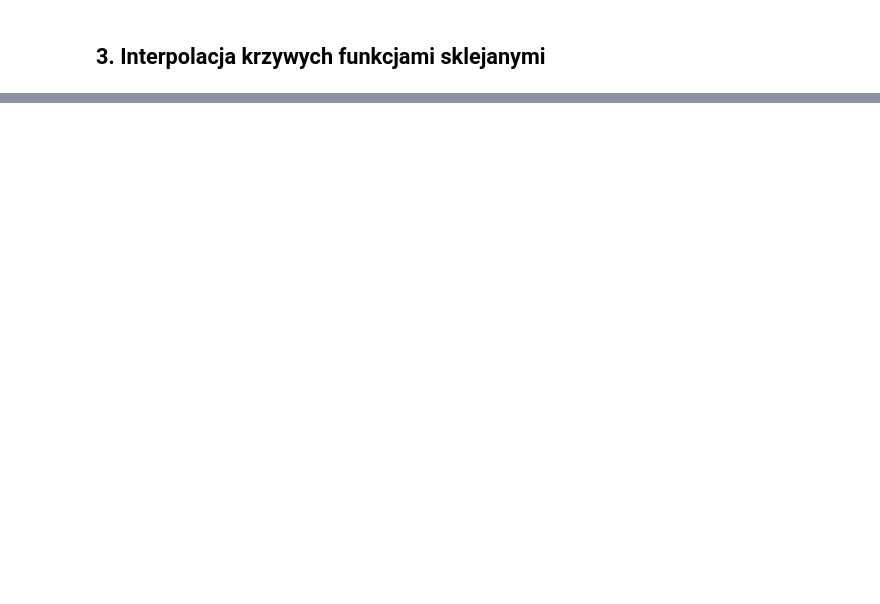
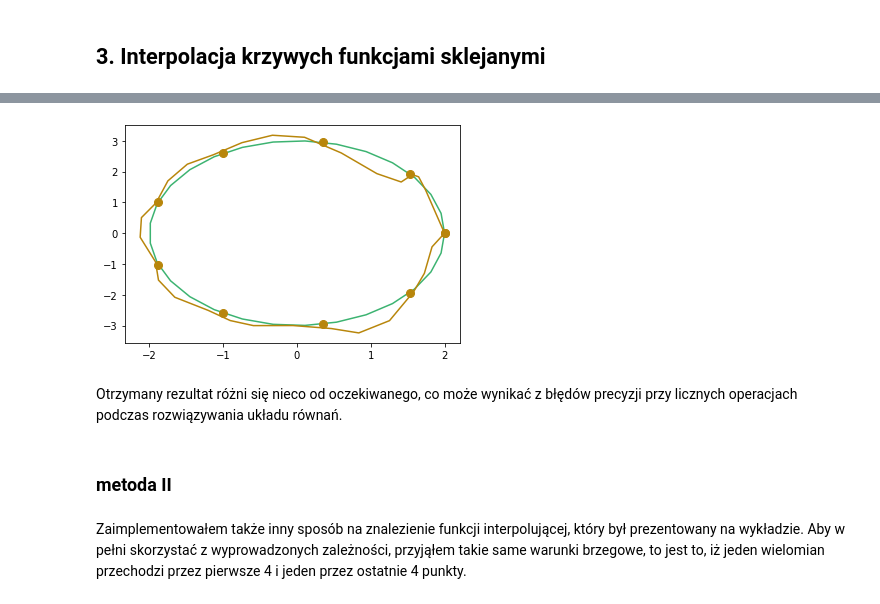
Before and after one commit to mhawryluk/mownit, a Jupyter notebook: lab2/lab2.ipynb, the cells around one changed output, grey strips where cells are left out. Saved outputs shown, nothing was run; the diff lists cells and outputs as text; code cells hidden in the pictures; blank space fills up the shorter version.

```diff
--- a/lab2/lab2.ipynb
+++ b/lab2/lab2.ipynb
@@ -116,0 +97,2 @@ def s(i, t, var):
+# %%
+h = 2*np.pi/(n-1)
@@ -116,0 +101,2 @@ def s(i, t, var):
+# %%
+apply = lambda f, x: np.array(list(map(f, x)))
@@ -117 +148,32 @@ def s(i, t, var):
+# %%
+coefficents_x = coefficients(x)
+coefficents_y = coefficients(y)
+# %%
+def s_1(t, f):
+    '''sklejana funkcja interpolująca'''
+    i = floor(t/h)
+    if i == len(ts)-1: i -= 1
+
+    b, c, d = coefficents_x if f == x else coefficents_y
+
+    return f(ts[i]) + b[i] * (t - ts[i]) + c[i] * (t - ts[i])**2 + d[i] * (t - ts[i])**3
+# %%
+def draw_interpolation_1():
+    fig, ax = plt.subplots(1,1)
+
+    ax.plot(apply(x, ts), apply(y, ts), marker='o', linestyle='', zorder=10, color = 'darkgoldenrod', markersize=8)
+    t_axis = np.linspace(0, 2*np.pi, 30)
+
+    ax.plot(apply(x, t_axis), apply(y, t_axis), color="mediumseagreen")
+    ax.plot(apply(lambda a: s_1(a, x), t_axis), apply(lambda a: s_1(a, y), t_axis), color="darkgoldenrod")
+
+draw_interpolation_1()
+# %% [output]
+[figure, added]
+# %% [markdown]
+Otrzymany rezultat różni się nieco od oczekiwanego, co może wynikać z błędów precyzji przy licznych operacjach podczas rozwiązywania układu równań.
+# %% [markdown]
+### metoda II
+# %% [markdown]
+Zaimplementowałem także inny sposób na znalezienie funkcji interpolującej, który był prezentowany na wykładzie. Aby w pełni skorzystać z wyprowadzonych zależności, przyjąłem takie same warunki brzegowe, to jest to, iż jeden wielomian przechodzi przez pierwsze 4 i jeden przez ostatnie 4 punkty.
 # %%
```
Also changed, not shown: parts of 28 cells of this notebook.
